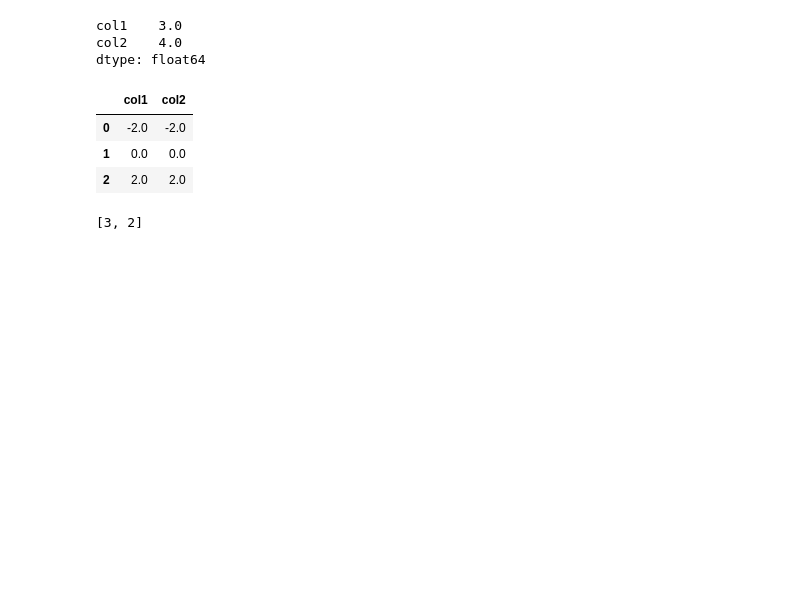
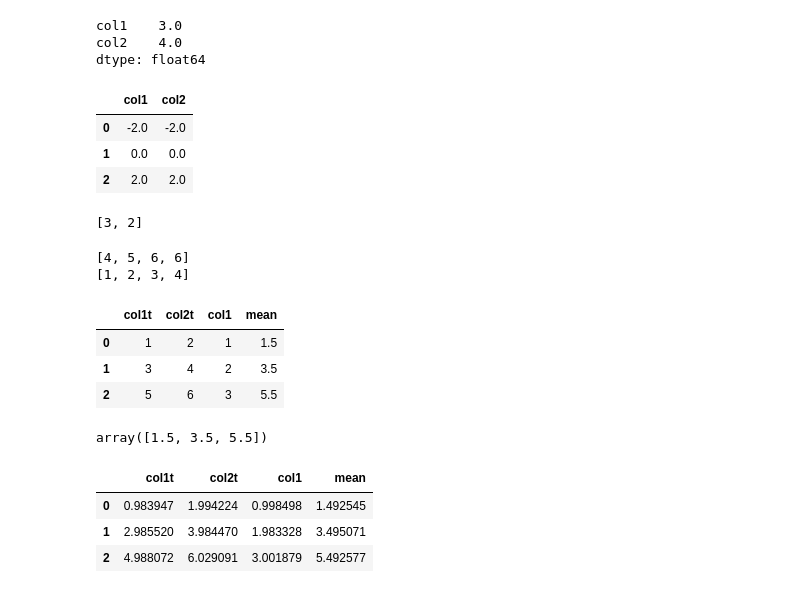
Before and after one commit to guyvandam/3rdYearResearchProject, a Jupyter notebook: test.ipynb, the cells around one changed output. Saved outputs shown, nothing was run; the diff lists cells and outputs as text; code cells hidden in the pictures; blank space fills up the shorter version.

```diff
--- a/test.ipynb
+++ b/test.ipynb
@@ -130,3 +136,19 @@ n = len(l)
 l[1:n]
 # %% [output]
 [3, 2]
+# %%
+# mn = floor(n**(1/3-0.01))
+# mnSpacings = xs[mn:] - xs[:-mn] #Python starts from zero
+
+mn = 3
+mnSpacings = [1,2,3,4,5,6,6]
+
+print(mnSpacings[3:])
+print(mnSpacings[:-3])
+# %% [output]
+[4, 5, 6, 6]
+[1, 2, 3, 4]
+# %%
+def renamer (name):
+    return name + "t"
+df.rename(columns = renamer, inplace=True)
@@ -132,0 +160,11 @@ l[1:n]
+# %%
+df
+# %% [output]
+|  | col1t | col2t | col1 | mean |
+| 0 | 1 | 2 | 1 | 1.5 |
+| 1 | 3 | 4 | 2 | 3.5 |
+| 2 | 5 | 6 | 3 | 5.5 |
+# %%
+df[["col1t", "col2t"]].mean(axis=1).values
+# %% [output]
+array([1.5, 3.5, 5.5])
@@ -132,0 +176,7 @@ l[1:n]
+# %%
+df
+# %% [output]
+|  | col1t | col2t | col1 | mean |
+| 0 | 0.983947 | 1.994224 | 0.998498 | 1.492545 |
+| 1 | 2.985520 | 3.984470 | 1.983328 | 3.495071 |
+| 2 | 4.988072 | 6.029091 | 3.001879 | 5.492577 |
```
Also changed, not shown: parts of 5 cells of this notebook, 6 other files.
